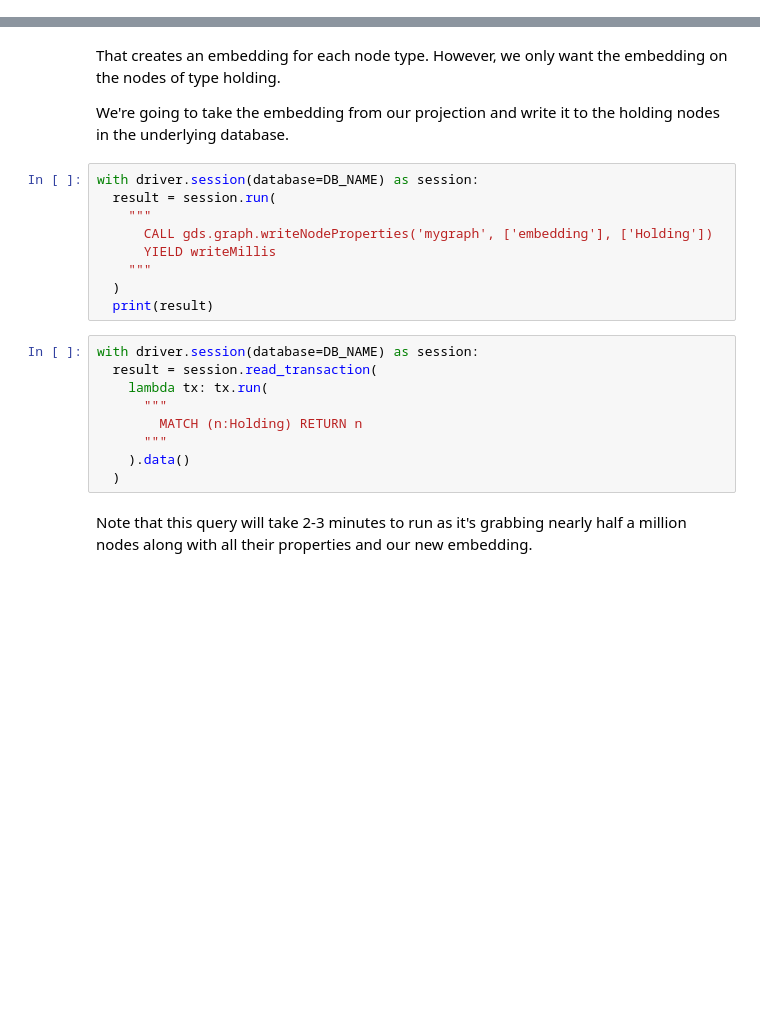
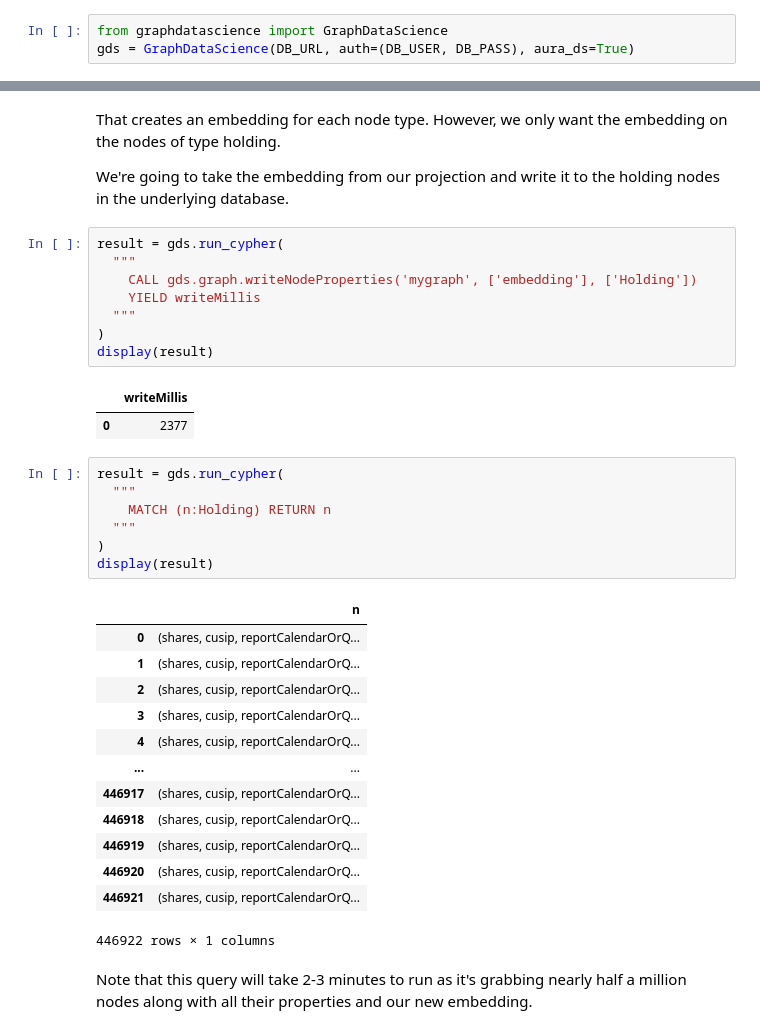
Before and after one commit to neo4j-partners/hands-on-lab-neo4j-and-vertex-ai, a Jupyter notebook: Lab 5 - Graph Data Science/embedding.ipynb, the cells around one changed output, grey strips where cells are left out. Drawn from its saved outputs; the diff is of its cells as text; blank space fills up the shorter version.

```diff
--- a/Lab 5 - Graph Data Science/embedding.ipynb
+++ b/Lab 5 - Graph Data Science/embedding.ipynb
@@ -31,3 +27,6 @@ driver = GraphDatabase.driver(DB_URL, auth=(DB_USER, DB_PASS))
+# %%
+from graphdatascience import GraphDataScience
+gds = GraphDataScience(DB_URL, auth=(DB_USER, DB_PASS), aura_ds=True)
 # %% [markdown]
 First we're going to create an in memory graph represtation of the data in Neo4j Graph Data Science (GDS).
 # %%
@@ -98,23 +96,37 @@ That creates an embedding for each node type.  However, we only want the embeddi
 
 We're going to take the embedding from our projection and write it to the holding nodes in the underlying database.
 # %%
-with driver.session(database=DB_NAME) as session:
-  result = session.run(
-    """
-      CALL gds.graph.writeNodeProperties('mygraph', ['embedding'], ['Holding'])
-      YIELD writeMillis
-    """
-  )
-  print(result)
+result = gds.run_cypher(
+  """
+    CALL gds.graph.writeNodeProperties('mygraph', ['embedding'], ['Holding'])
+    YIELD writeMillis
+  """
+)
+display(result)
+# %% [output]
+|  | writeMillis |
+| 0 | 2377 |
-# %%
-with driver.session(database=DB_NAME) as session:
-  result = session.read_transaction(
-    lambda tx: tx.run(
-      """
-        MATCH (n:Holding) RETURN n
-      """
-    ).data()
-  )
+# %%
+result = gds.run_cypher(
+  """
+    MATCH (n:Holding) RETURN n
+  """
+)
+display(result)
+# %% [output]
+|  | n |
+| 0 | (shares, cusip, reportCalendarOrQ... |
+| 1 | (shares, cusip, reportCalendarOrQ... |
+| 2 | (shares, cusip, reportCalendarOrQ... |
+| 3 | (shares, cusip, reportCalendarOrQ... |
+| 4 | (shares, cusip, reportCalendarOrQ... |
+| ... | ... |
+| 446917 | (shares, cusip, reportCalendarOrQ... |
+| 446918 | (shares, cusip, reportCalendarOrQ... |
+| 446919 | (shares, cusip, reportCalendarOrQ... |
+| 446920 | (shares, cusip, reportCalendarOrQ... |
+| 446921 | (shares, cusip, reportCalendarOrQ... |
+446922 rows × 1 columns
 # %% [markdown]
 Note that this query will take 2-3 minutes to run as it's grabbing nearly half a million nodes along with all their properties and our new embedding.
 # %%
```
Also changed, not shown: parts of 13 cells of this notebook.
